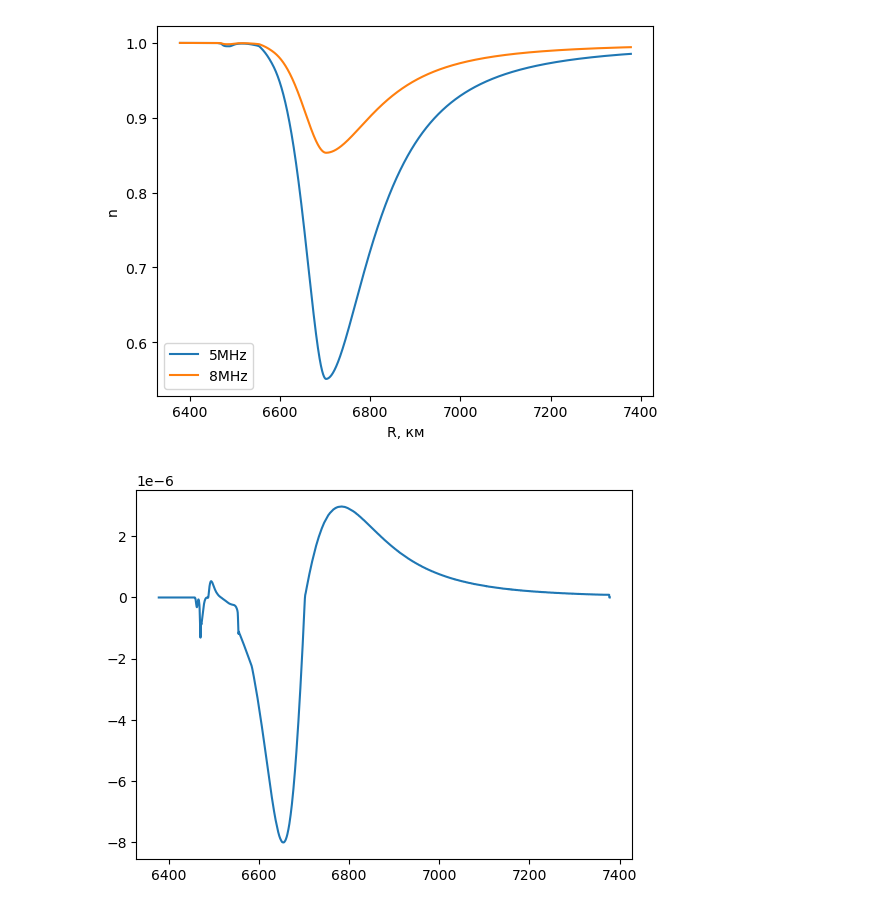
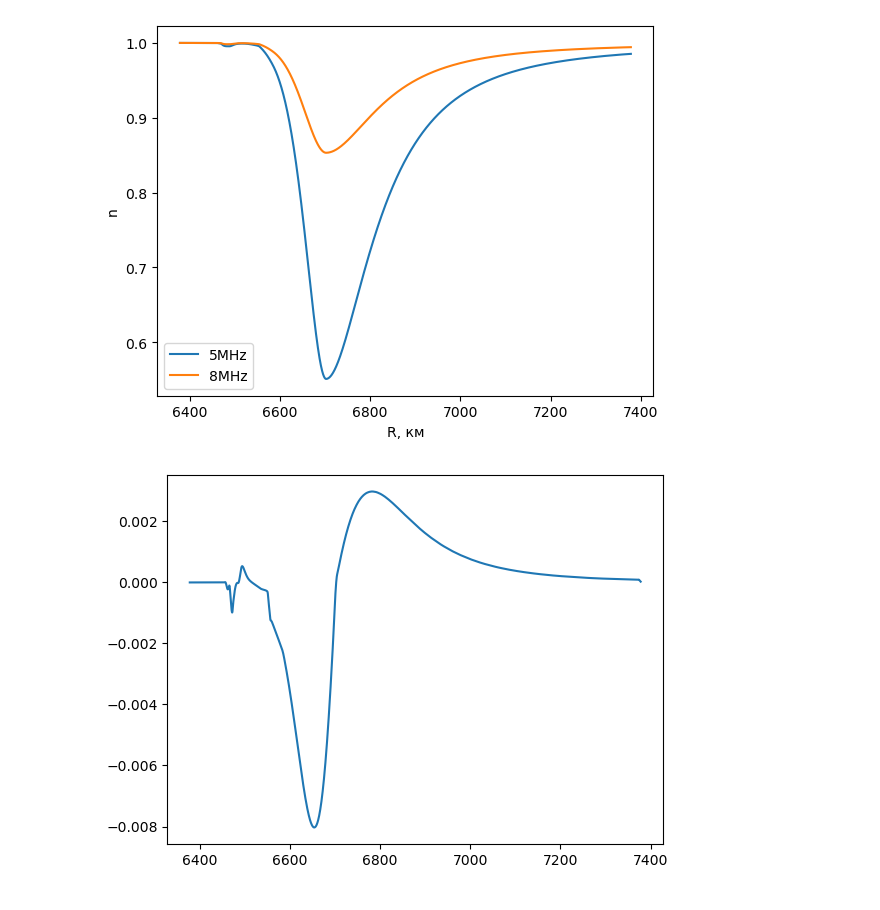
Before and after one commit to astronom-v-cube/exam_rrv, a Jupyter notebook: 6.ipynb, the cells around one changed output. Cells and saved outputs as stored; diff of their text form; code cells hidden in the pictures.

```diff
--- a/6.ipynb
+++ b/6.ipynb
@@ -6,16 +7,17 @@ from scipy.misc import derivative
 from scipy.interpolate import interp1d
 from scipy.integrate import solve_ivp
 # %%
-IRI = np.loadtxt('IRI6.txt', skiprows=100, usecols = [0,1,2])
-z, N_e = IRI[IRI[:,1]!=-1,0:2].T
+IRI = np.loadtxt('IRI6.txt', skiprows=100, usecols = [0,1])
+z, N_e = IRI[IRI[:,1]!=-1].T
 # %%
 from astropy.constants import m_e, e, R_earth
+R_earth = R_earth.to('km').value
 # %%
 omega_plasm = np.sqrt((4 * np.pi * (e.gauss.value ** 2) * N_e / m_e.cgs.value))
 n5 = np.sqrt(1 - ((omega_plasm**2)/((2 * np.pi * 5e6) ** 2)))
 n8 = np.sqrt(1 - ((omega_plasm**2)/((2 * np.pi * 8e6) ** 2)))
-r = z*1e3 + R_earth.value
-r_ = np.linspace(R_earth.value, R_earth.value+1000e3, 4096)
+r = z + R_earth
+r_ = np.linspace(R_earth, R_earth+1000, 4096)
 n5 = interp1d(r, n5, kind = 'cubic', bounds_error=False, fill_value=(n5[0],n5[-1]))
 n8 = interp1d(r, n8, kind = 'cubic', bounds_error=False, fill_value=(n8[0],n8[-1]))
 # %%
@@ -31,10 +33,10 @@ plt.savefig('n.png')
 # %%
 def dn2_dr(n, r):
     return derivative(lambda r: n(r)**2, r, dx=3, n=1, order=5)
-plt.plot(r_/1e3, dn2_dr(n5, r_))
+plt.plot(r_, dn2_dr(n5, r_))
 plt.savefig('dn2_dr.png')
 # %% [output]
-[figure, old version]
+[figure, new version]
 # %%
 def ode(t, p, n):
     r,theta,nr,ntheta = p
```
Also changed, not shown: parts of 8 cells of this notebook.
